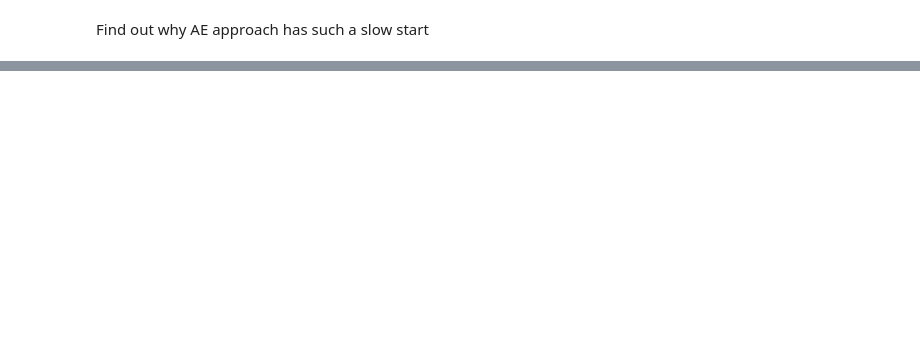
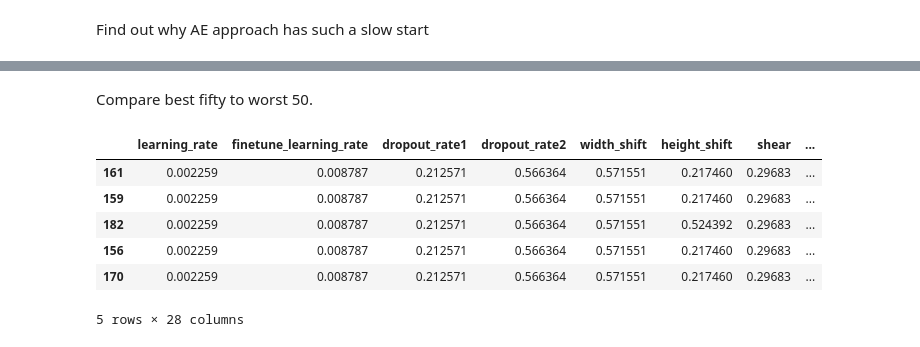
Before and after one commit to joepvdbogaert/OneShotDL, a Jupyter notebook: Notebooks/results_analysis.ipynb, the cells around one changed output, grey strips where cells are left out. Cells and saved outputs as stored; diff of their text form; code cells hidden in the pictures; blank space fills up the shorter version.

```diff
--- a/Notebooks/results_analysis.ipynb
+++ b/Notebooks/results_analysis.ipynb
@@ -53,0 +85,13 @@ Find out why AE approach has such a slow start
+# %% [markdown]
+Compare best fifty to worst 50.
+# %%
+best50 = aeparams.nlargest(50, "mean_accuracy")
+best50.head()
+# %% [output]
+|  | learning_rate | finetune_learning_rate | dropout_rate1 | dropout_rate2 | width_shift | height_shift | shear | ... |
+| 161 | 0.002259 | 0.008787 | 0.212571 | 0.566364 | 0.571551 | 0.217460 | 0.29683 | ... |
+| 159 | 0.002259 | 0.008787 | 0.212571 | 0.566364 | 0.571551 | 0.217460 | 0.29683 | ... |
+| 182 | 0.002259 | 0.008787 | 0.212571 | 0.566364 | 0.571551 | 0.524392 | 0.29683 | ... |
+| 156 | 0.002259 | 0.008787 | 0.212571 | 0.566364 | 0.571551 | 0.217460 | 0.29683 | ... |
+| 170 | 0.002259 | 0.008787 | 0.212571 | 0.566364 | 0.571551 | 0.217460 | 0.29683 | ... |
+5 rows × 28 columns
```
Also changed, not shown: parts of 15 cells of this notebook, 1 other file.
